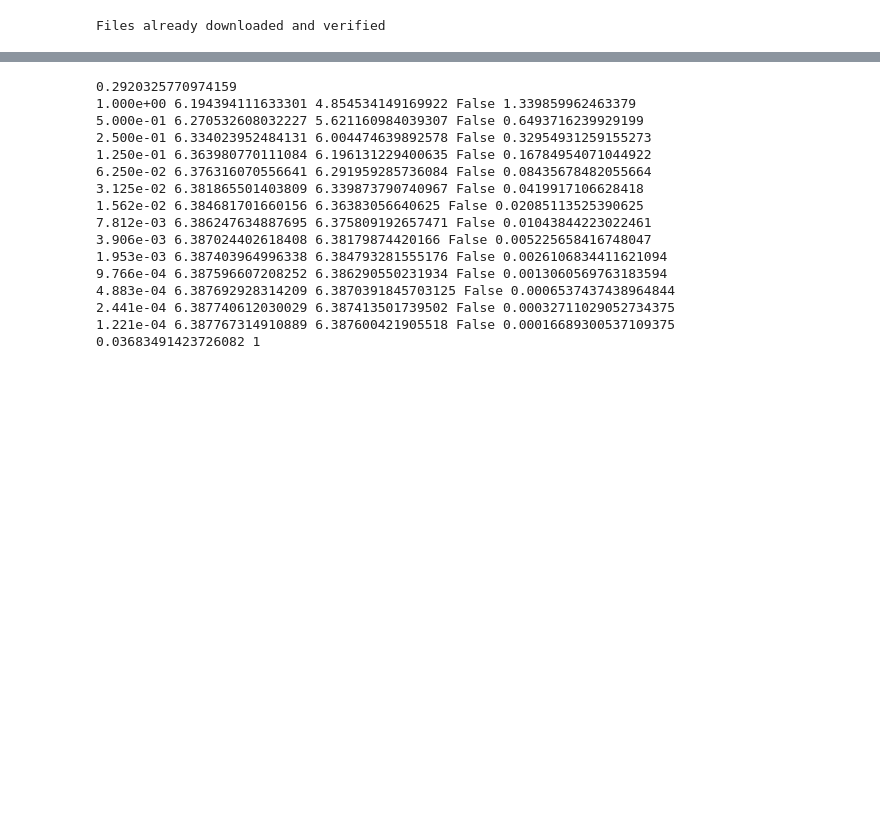
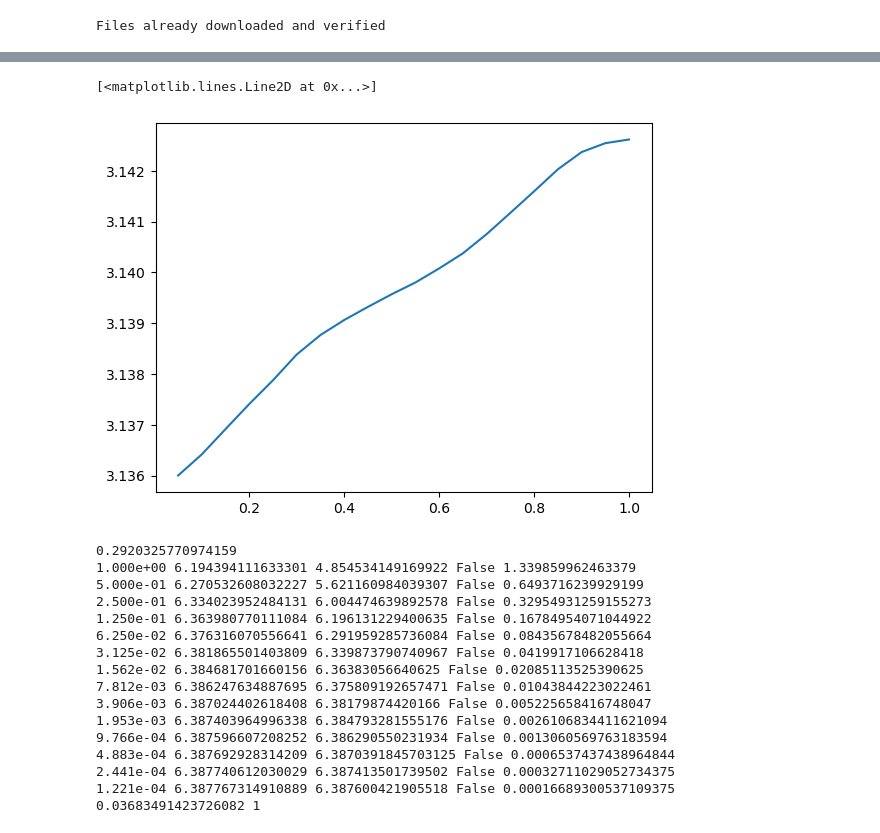
Before and after one commit to TannerAGraves/FW-variants-for-WB-Adversarial-Attacks, a Jupyter notebook: test attacks iter.ipynb, the cells around one changed output, grey strips where cells are left out. Drawn from its saved outputs; the diff is of its cells as text; code cells hidden in the pictures; blank space fills up the shorter version.

```diff
--- a/test attacks iter.ipynb
+++ b/test attacks iter.ipynb
@@ -45,10 +45,10 @@ Files already downloaded and verified
 # %%
 #def test(target_model, device, epsilon,num_fw_iter, num_test = 1000, method='fw', early_stopping = None, fw_stepsize_rule = 1, gap_FW_tol = 0.05, targeted = False):
 target_model = target_mdl
-fw_stepsize_rule = 'decay'
-targeted = True
-epsilon = 0.1
-method = 'fw'#'fw_pair_test'#'fw_away'#
+fw_stepsize_rule = 'ls'
+targeted = False
+epsilon = 0.001
+method = 'fw_momentum'#'fw_pair_test'#'fw_away'#
 test_idx = 8#10
 
 
@@ -80,7 +80,7 @@ if targeted:
     criterion = AdversarialLoss(target_model.num_classes, specific_label=adv_target)
 else:
     criterion = AdversarialLoss(target_model.num_classes)
-lmo = LMO(epsilon, x0_denorm,p=1)
+lmo = LMO(epsilon, x0_denorm,p=-1)
 stepsize_method = stepsize(model, fw_stepsize_rule, x0_denorm, ls_criterion=criterion, ls_target=target, ls_num_samples=20)
 attackStep = AttackStep(method, epsilon, x0_denorm, lmo, stepsize_method)
 #x_t.requires_grad = True  #Set requires_grad attribute of tensor. Important for Attack
@@ -261,3 +194,8 @@ AttributeError: 'AttackStep' object has no attribute 'd_t'
+# %%
+plt.plot(stepsize_method._sizes_ls,stepsize_method._loss_ls)
+# %% [output]
+[<matplotlib.lines.Line2D at 0x...>]
+[figure, added]
 # %%
 max_step = 1
 self = stepsize_method
```
Also changed, not shown: parts of 7 cells of this notebook, 5 other files.
